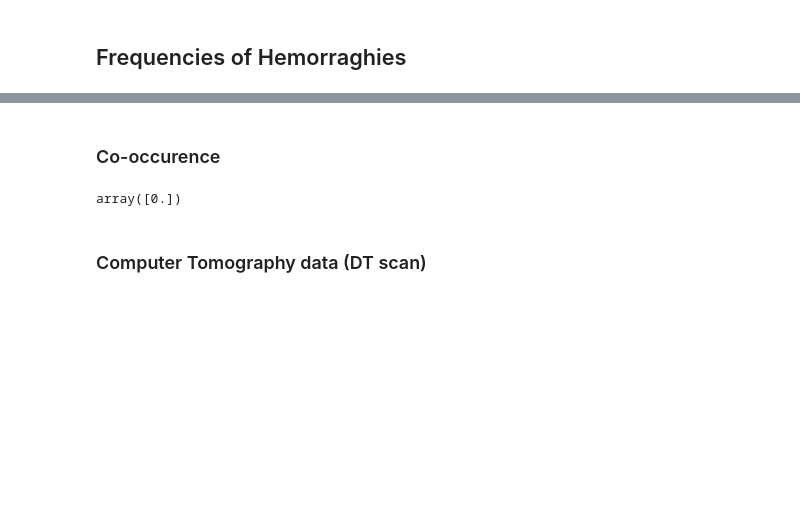
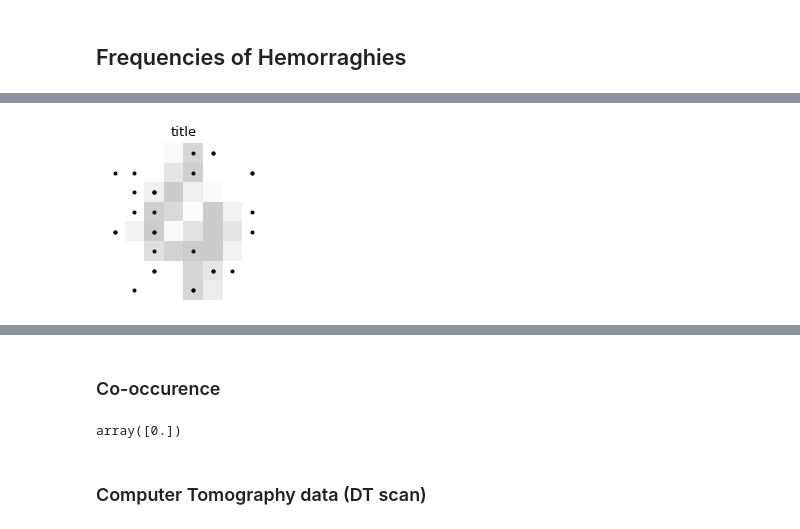
Before and after one commit to yzerlaut/hemorrhage_detection, a Jupyter notebook: notebook.ipynb, the cells around one changed output, grey strips where cells are left out. Saved outputs shown, nothing was run; the diff lists cells and outputs as text; code cells hidden in the pictures; blank space fills up the shorter version.

```diff
--- a/notebook.ipynb
+++ b/notebook.ipynb
@@ -161,0 +183,5 @@ print(np.argwhere(percentages==))
+# %%
+%run graphs/my_graph.py
+mg = graphs('notebook')
+# %% [output]
+[figure, added]
```
Also changed, not shown: parts of 20 cells of this notebook.
